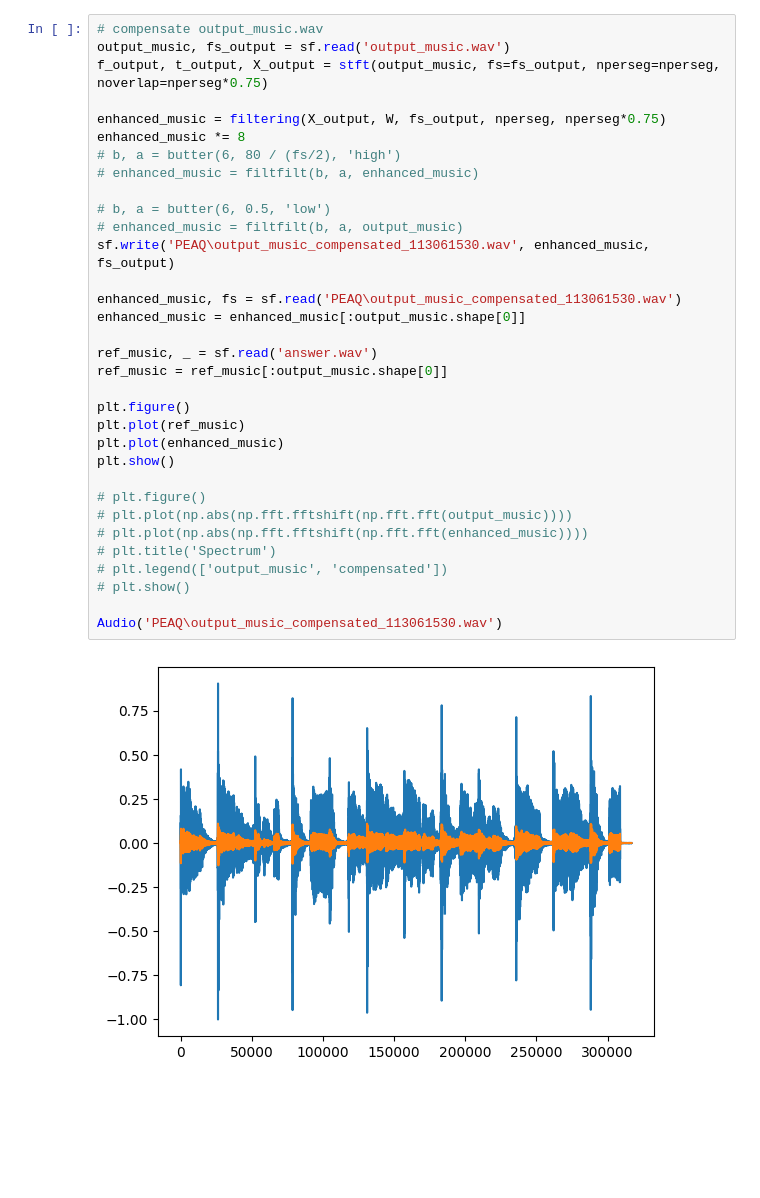
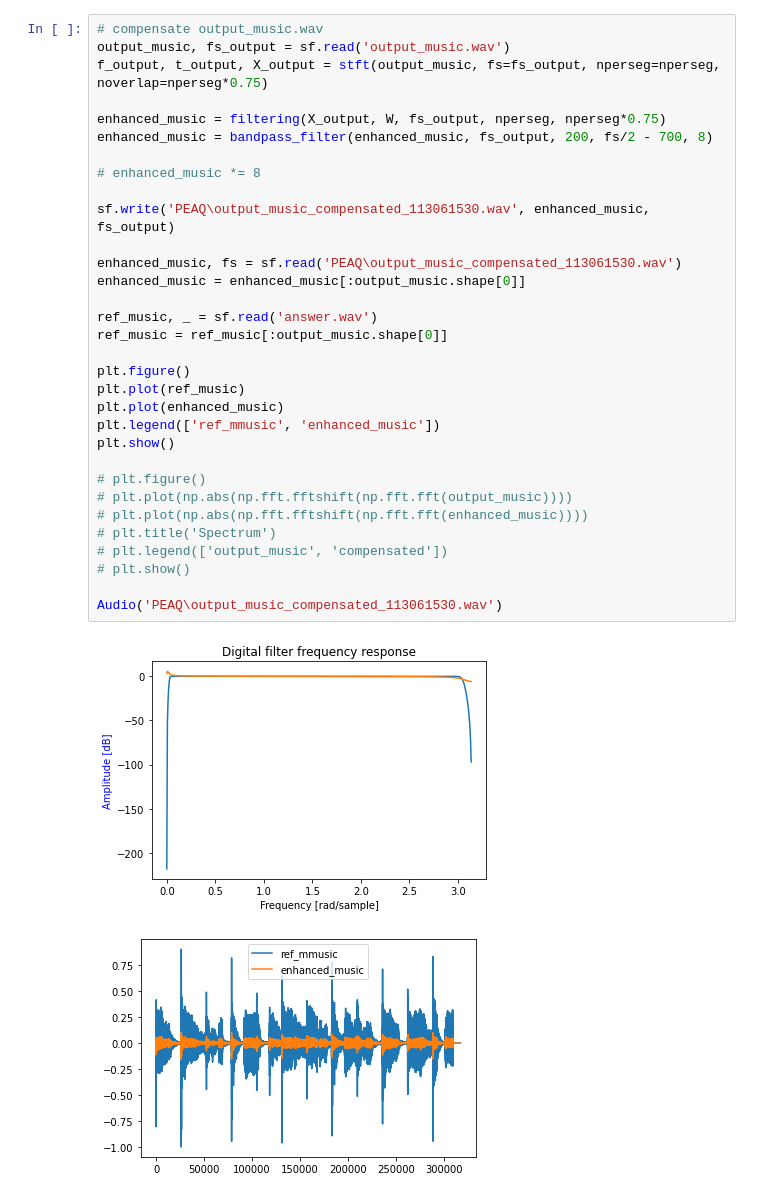
Before and after one commit to StanleyWangTW/DSP-Challenge, a Jupyter notebook: challenge.ipynb, the cells around one changed output. Drawn from its saved outputs; the diff is of its cells as text; blank space fills up the shorter version.

```diff
--- a/challenge.ipynb
+++ b/challenge.ipynb
@@ -91,38 +123,38 @@ MSE = 0.028834565000847186
 # %%
 # compensate output_music.wav
 output_music, fs_output = sf.read('output_music.wav')
 f_output, t_output, X_output = stft(output_music, fs=fs_output, nperseg=nperseg, noverlap=nperseg*0.75)
 
 enhanced_music = filtering(X_output, W, fs_output, nperseg, nperseg*0.75)
-enhanced_music *= 8
-# b, a = butter(6, 80 / (fs/2), 'high')
-# enhanced_music = filtfilt(b, a, enhanced_music)
+enhanced_music = bandpass_filter(enhanced_music, fs_output, 200, fs/2 - 700, 8)
 
-# b, a = butter(6, 0.5, 'low')
-# enhanced_music = filtfilt(b, a, output_music)
+# enhanced_music *= 8
+
 sf.write('PEAQ\output_music_compensated_113061530.wav', enhanced_music, fs_output)
 
 enhanced_music, fs = sf.read('PEAQ\output_music_compensated_113061530.wav')
 enhanced_music = enhanced_music[:output_music.shape[0]]
 
 ref_music, _ = sf.read('answer.wav')
 ref_music = ref_music[:output_music.shape[0]]
 
 plt.figure()
 plt.plot(ref_music)
 plt.plot(enhanced_music)
+plt.legend(['ref_mmusic', 'enhanced_music'])
 plt.show()
 
 # plt.figure()
 # plt.plot(np.abs(np.fft.fftshift(np.fft.fft(output_music))))
 # plt.plot(np.abs(np.fft.fftshift(np.fft.fft(enhanced_music))))
 # plt.title('Spectrum')
 # plt.legend(['output_music', 'compensated'])
 # plt.show()
 
 Audio('PEAQ\output_music_compensated_113061530.wav')
 # %% [output]
-[figure, old version]
+[figure, new version]
+[figure, added]
 [interactive output not drawn]
 # %%
 output_music, fs_output = sf.read('output_music.wav')
```
Also changed, not shown: parts of 3 cells of this notebook, 3 other files.
